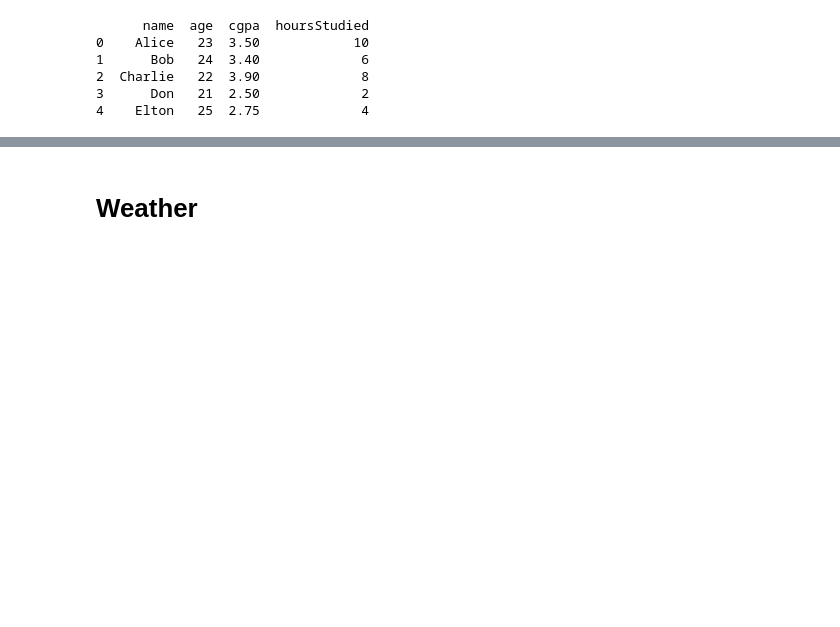
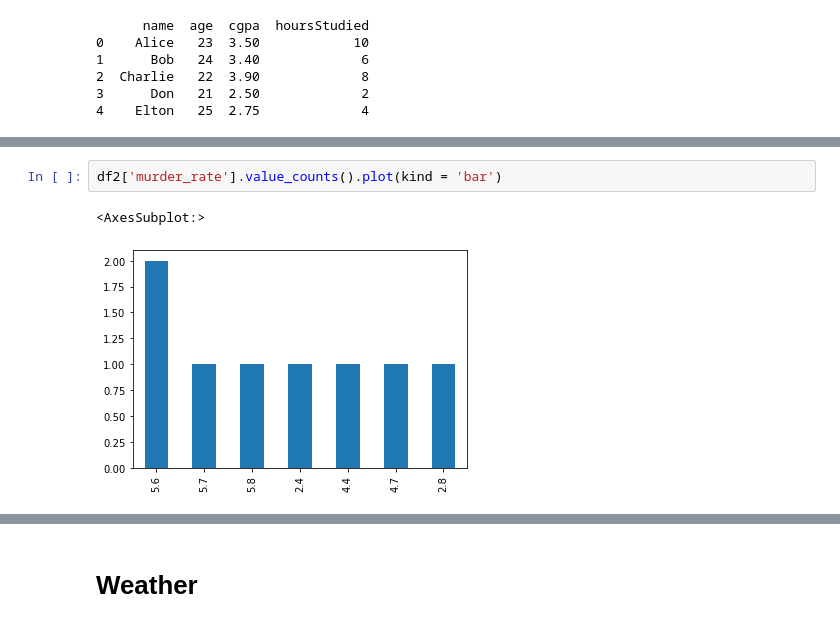
Before and after one commit to dipu0/Statistics_for_Data_Science_LabCode_CSE303, a Jupyter notebook: Lab#3/Lab#3.ipynb, the cells around one changed output, grey strips where cells are left out. Cells and saved outputs as stored; diff of their text form; blank space fills up the shorter version.

```diff
--- a/Lab#3/Lab#3.ipynb
+++ b/Lab#3/Lab#3.ipynb
@@ -178,0 +309,5 @@ print(df12)
+# %%
+df2['murder_rate'].value_counts().plot(kind = 'bar')
+# %% [output]
+<AxesSubplot:>
+[figure, added]
```
Also changed, not shown: parts of 19 cells of this notebook, 1 other file.
